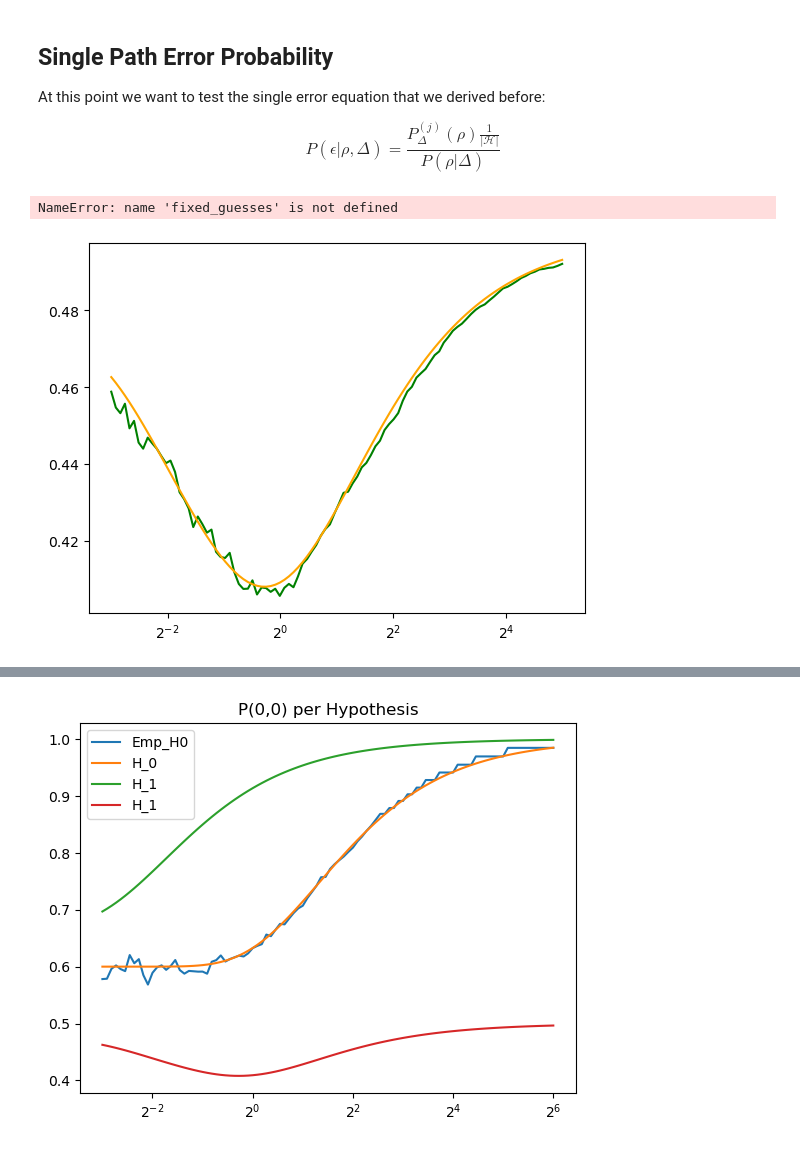
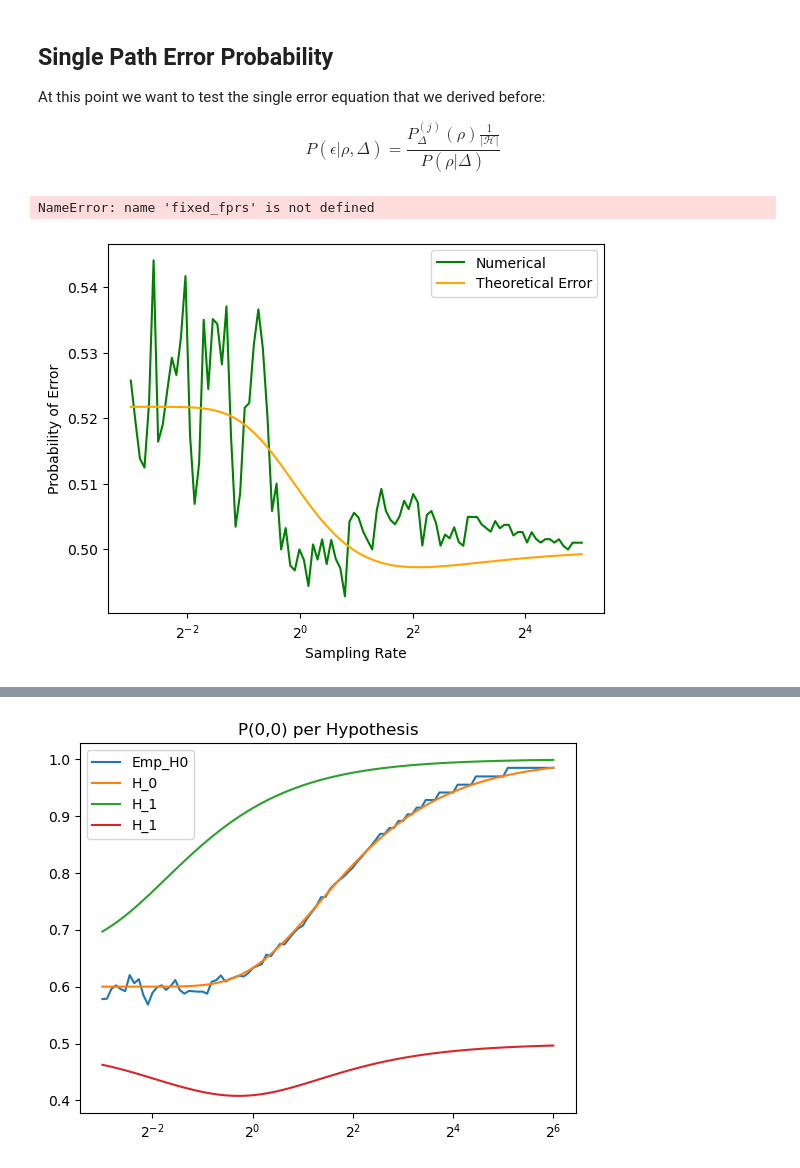
Before and after one commit to ottersome/RL_SamplingRate, a Jupyter notebook: ground_truth.ipynb, the cells around one changed output, grey strips where cells are left out. Saved outputs shown, nothing was run; the diff lists cells and outputs as text; code cells hidden in the pictures.

```diff
--- a/ground_truth.ipynb
+++ b/ground_truth.ipynb
@@ -186,7 +199,7 @@ def stats_for_single_22paths(sts,hts,samp_rate, p0s, p1s, path = [0,0]):
 #rates1 = {"lam": 100/10,"mu":120/10}
 np.random.seed(int(time.time()))
 rates0 = {"lam": 1,"mu":1.5}
-rates1 = {"lam": 0.1,"mu":0.2}
+rates1 = {"lam": 0.9,"mu":1.1}
 rates = [rates0,rates1]
 samp_rates = np.logspace(-3,5,args.xres, base=2)
 tgm0 = np.array([[-rates0['lam'],rates0['lam']],[rates0['mu'],-rates0['mu']]])
@@ -261,6 +276,6 @@ print("Sampling at fastest rate : ", base_samp_rate)
 #sampled_tapes = (quick_sample(base_samp_rate, sts[0],hts[0]), quick_sample(base_samp_rate, sts[1],hts[1]))
 sampled_tapes = []
 for i in tqdm(range(len(sts))):
-    sampled_tapes.append(quick_sample(base_samp_rate, sts[i],hts[i]))
+    sampled_tapes.append(quick_sample(base_samp_rate, sts[i],hts[i],max_samples=np.inf))
 #sampled_tapes = (simple_sample(base_samp_rate, sts[0],hts[0],max_samples=args.max_samples), simple_sample(base_samp_rate, sts[1],hts[1], max_samples=args.max_samples))
 print("Decimating and collecting stats...")
@@ -297,9 +305,9 @@ for i in tqdm(np.arange(args.detection_guesses)):
         idx_state = np.searchsorted(cumtimes,sampling_point)
         count = sts[i][idx_state] == path_of_interest[1]
 
-        shortest_path = np.min([len(tmpSampTape), shortest_path])
+        #shortest_path = np.min([len(tmpSampTape), shortest_path])
 
         path_hyp_counts[srIdx,idx_true_hyp] += count
 
 # Some Stats
-print("Shortest Length of path is: ",shortest_path)
+#print("Shortest Length of path is: ",shortest_path)
@@ -368,35 +374,37 @@ for srIdx, cur_samp_rate in enumerate(samp_rates):
     # Type I and II errors.
     fixed_fprs.append((num_tnegs-tn)/(num_tnegs))
     fixed_fnrs.append((num_tpos-tp)/(num_tpos))# Type 2 Error
-# %% [output]
-NameError: name 'fixed_guesses' is not defined
 # %%
 # Lets start graphing:
 print(fixed_fprs)
 print(fixed_fnrs)
+# %% [output]
+NameError: name 'fixed_fprs' is not defined
 # %%
 # Graphy Graph
 
 #P(error | path, \Deleta)
 tperror = np.zeros(len(samp_rates))
 bloop = []
 numerical_errors = []
 # For Now we will focus on Type I error  because H1 should always be preferred.
 for i in tqdm(np.arange(len(samp_rates))):
     sr = samp_rates[i]
-    #num = true_p1s[i][0,0] if true_p0s[i][0,0] > true_p1s[i][0,0] else true_p0s[i][0,0]
+    num = true_p1s[i][0,0] if true_p0s[i][0,0] > true_p1s[i][0,0] else true_p0s[i][0,0]
     num = true_p0s[i][0,0]
     denum = true_p0s[i][0,0] + true_p1s[i][0,0]
     tperror[i] = num/denum
 
 
 # Get the Numerical Erros
 numerical_errors = (path_hyp_counts[:,0]) / (path_hyp_counts).sum(axis=1)
 
-plt.plot(samp_rates, numerical_errors,color='green')
-plt.plot(samp_rates, tperror, color='orange')
+plt.plot(samp_rates, numerical_errors,color='green', label='Numerical')
+plt.plot(samp_rates, tperror, color='orange', label='Theoretical Error')
 plt.xscale('log',base=2)
-#plt.ylim((0,1))
+plt.ylabel('Probability of Error')
+plt.xlabel('Sampling Rate')
+plt.legend()
 plt.show()
 # %% [output]
-[figure, old version]
+[figure, new version]
```
Also changed, not shown: parts of 50 cells of this notebook, 1 other file.
